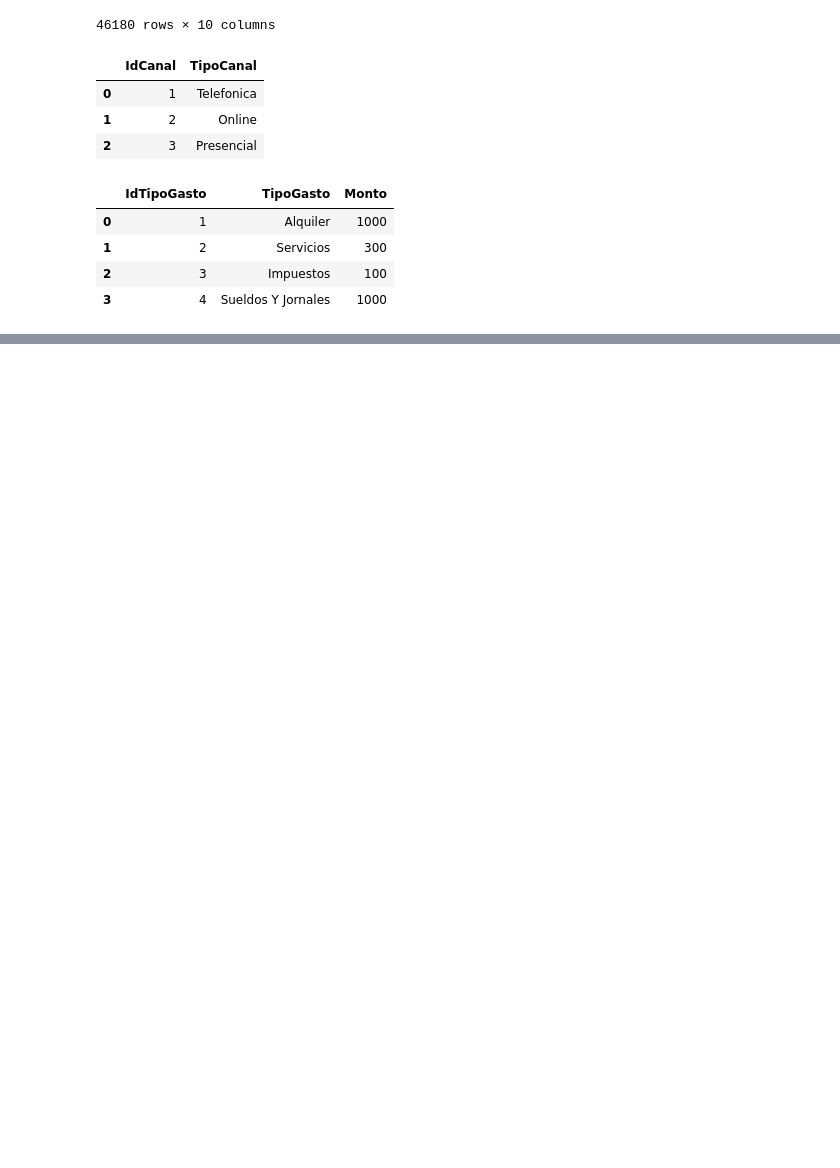
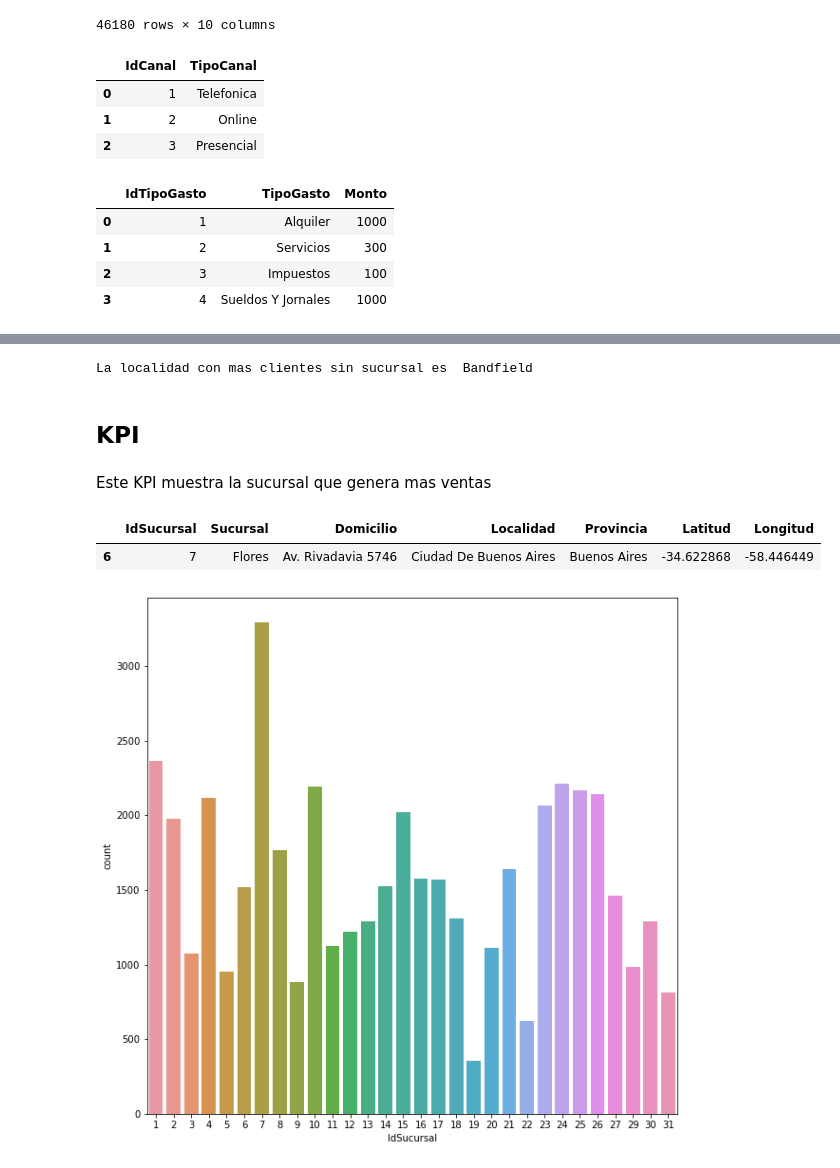
Before and after one commit to GonzaloPietraroia/DS-PI-ProyectoIndividual, a Jupyter notebook: Resolucion.ipynb, the cells around one changed output, grey strips where cells are left out. Drawn from its saved outputs; the diff is of its cells as text; code cells hidden in the pictures; blank space fills up the shorter version.

```diff
--- a/Resolucion.ipynb
+++ b/Resolucion.ipynb
@@ -618,0 +654,16 @@ def datasets_cargados():
+# %%
+calcular_sucursal_nueva(clientes_csv,sucursales_csv)
+# %% [output]
+La localidad con mas clientes sin sucursal es  Bandfield
+# %% [markdown]
+## KPI
+# %% [markdown]
+Este KPI muestra la sucursal que genera mas ventas
+# %%
+plt.figure(figsize=(10,10))
+sns.countplot(x='IdSucursal', data=venta_csv)
+sucursales_csv[(sucursales_csv['IdSucursal'] == 7)]
+# %% [output]
+|  | IdSucursal | Sucursal | Domicilio | Localidad | Provincia | Latitud | Longitud |
+| 6 | 7 | Flores | Av. Rivadavia 5746 | Ciudad De Buenos Aires | Buenos Aires | -34.622868 | -58.446449 |
+[figure, added]
```
Also changed, not shown: parts of 25 cells of this notebook, 2 other files.
